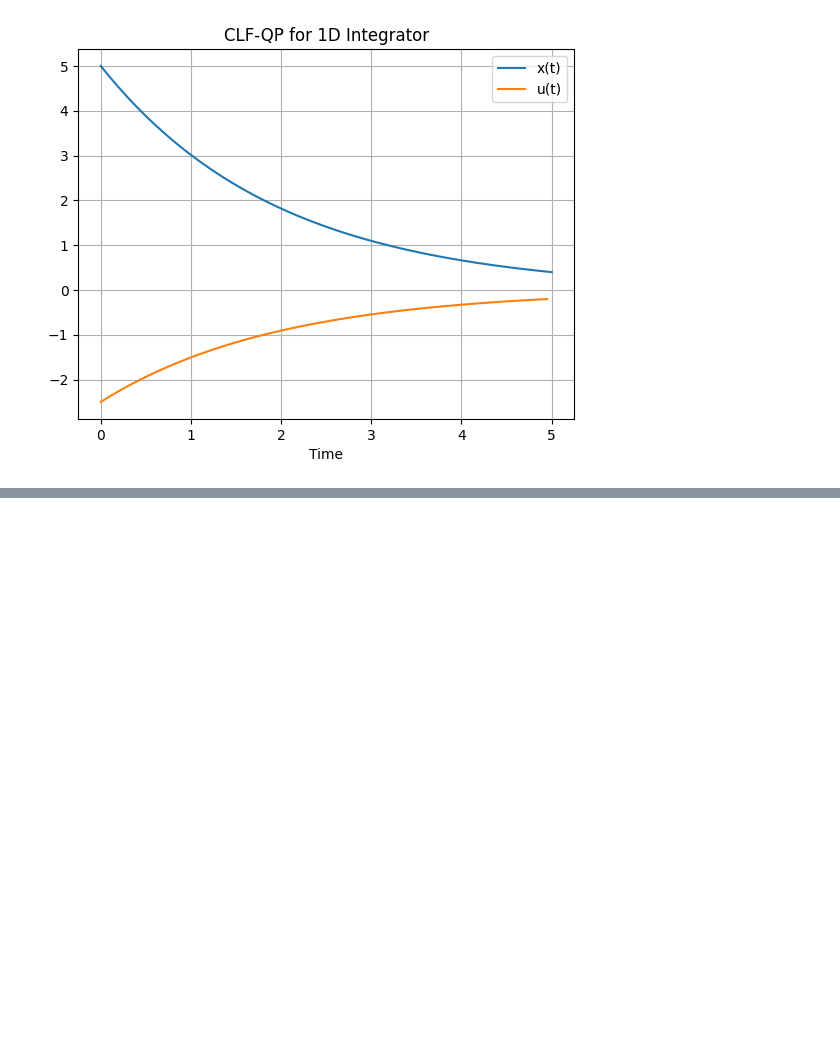
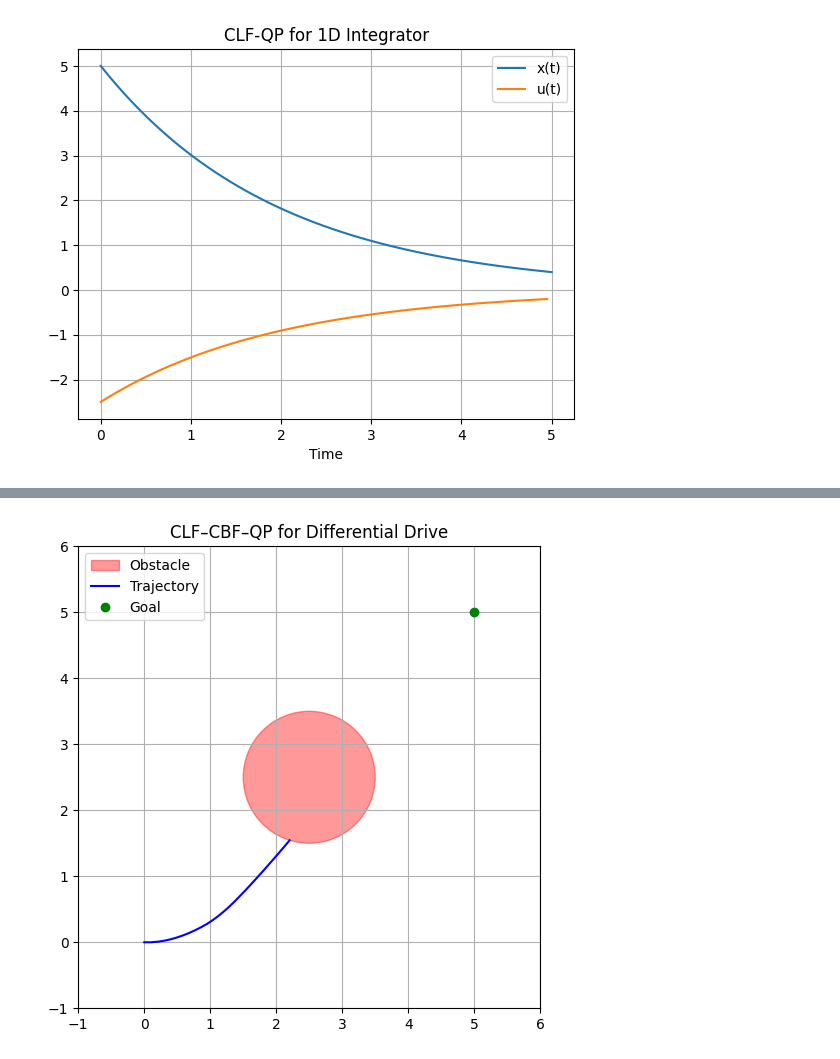
Before and after one commit to Omar-Elmofty/knowledge_compendium, a Jupyter notebook: notebooks/CLF-QP_controller.ipynb, the cells around one changed output, grey strips where cells are left out. Cells and saved outputs as stored; diff of their text form; code cells hidden in the pictures; blank space fills up the shorter version.

```diff
--- a/notebooks/CLF-QP_controller.ipynb
+++ b/notebooks/CLF-QP_controller.ipynb
@@ -120,0 +332,81 @@ plt.show()
+# %%
+# Initialize trajectory
+xs = np.zeros((T+1, 3))
+xs[0] = np.array([0.0, 0.0, 0.0])
+
+for t in range(T):
+    x, y, theta = xs[t]
+
+    # -------- CLF 1: Position tracking --------
+    V_pos = (x - xg)**2 + (y - yg)**2
+    dVdx = 2 * (x - xg)
+    dVdy = 2 * (y - yg)
+    LgV_pos = np.array([
+        dVdx * np.cos(theta) + dVdy * np.sin(theta),  # v
+        0.0                                           # omega
+    ])
+    LfV_pos = 0.0
+
+    # -------- CLF 2: Heading tracking --------
+    goal_theta = np.arctan2(yg - y, xg - x)
+    theta_err = np.arctan2(np.sin(goal_theta - theta), np.cos(goal_theta - theta))
+    V_theta = theta_err**2
+    LgV_theta = np.array([0.0, -2 * theta_err])
+    LfV_theta = 0.0
+
+    # -------- CBF: Obstacle avoidance --------
+    h = make_sdf(x, y)
+    grad_h = grad_sdf(x, y)
+    Lfh = 0.0
+    Lgh = np.array([grad_h.dot([np.cos(theta), np.sin(theta)]), 0.0])
+
+    # -------- Define QP --------
+    u = cp.Variable(2)
+    delta1 = cp.Variable(nonneg=True)  # for position CLF
+    delta2 = cp.Variable(nonneg=True)  # for heading CLF
+
+    constraints = [
+        # CLF 1
+        LfV_pos + LgV_pos @ u + c1 * V_pos <= delta1,
+        # CLF 2
+        LfV_theta + LgV_theta @ u + c1 * V_theta <= delta2,
+        # CBF
+        Lfh + Lgh @ u + c2 * h >= 0,
+        # Input bounds
+        u[0] >= -1.0, u[0] <= 1.0,
+        u[1] >= -2.0, u[1] <= 2.0
+    ]
+
+    cost = cp.quad_form(u, R) + p_delta * (cp.square(delta1) + cp.square(delta2))
+    prob = cp.Problem(cp.Minimize(cost), constraints)
+    prob.solve(solver=cp.SCS)
+
+    if u.value is None:
+        print(f"Solver failed at step {t}")
+        u_val = np.zeros(2)
+    else:
+        u_val = u.value
+
+    # -------- Simulate robot --------
+    v, omega = u_val
+    x_next = x + dt * v * np.cos(theta)
+    y_next = y + dt * v * np.sin(theta)
+    theta_next = theta + dt * omega
+    theta_next = np.arctan2(np.sin(theta_next), np.cos(theta_next))  # normalize
+
+    xs[t+1] = [x_next, y_next, theta_next]
+
+# -------- Visualization --------
+fig, ax = plt.subplots(figsize=(6, 6))
+ax.add_patch(plt.Circle((ox, oy), r, color='r', alpha=0.4, label='Obstacle'))
+ax.plot(xs[:, 0], xs[:, 1], 'b-', label='Trajectory')
+ax.plot(xg, yg, 'go', label='Goal')
+ax.set_xlim(-1, 6)
+ax.set_ylim(-1, 6)
+ax.set_aspect('equal')
+ax.set_title('CLF–CBF–QP for Differential Drive')
+ax.legend()
+plt.grid(True)
+plt.show()
+# %% [output]
+[figure, added]
```
Also changed, not shown: parts of 3 cells of this notebook, 2 other files.
